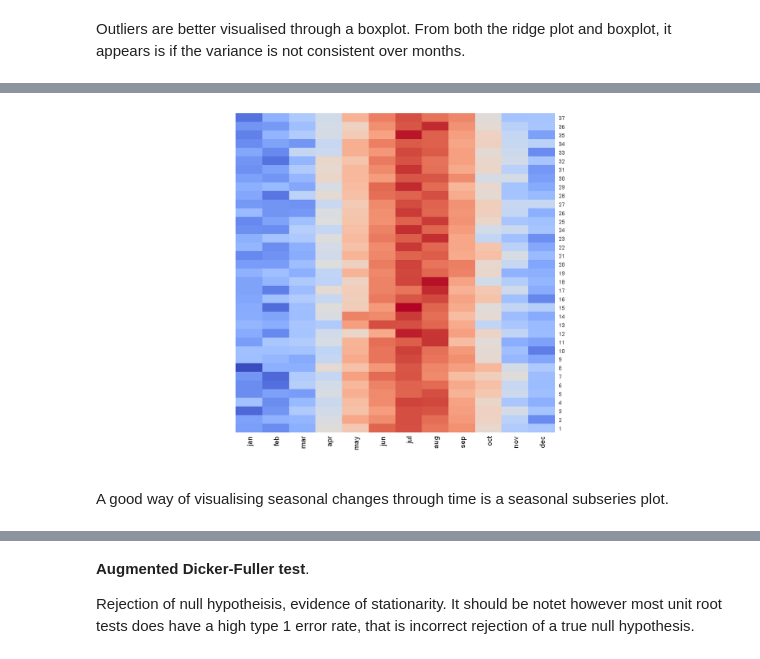
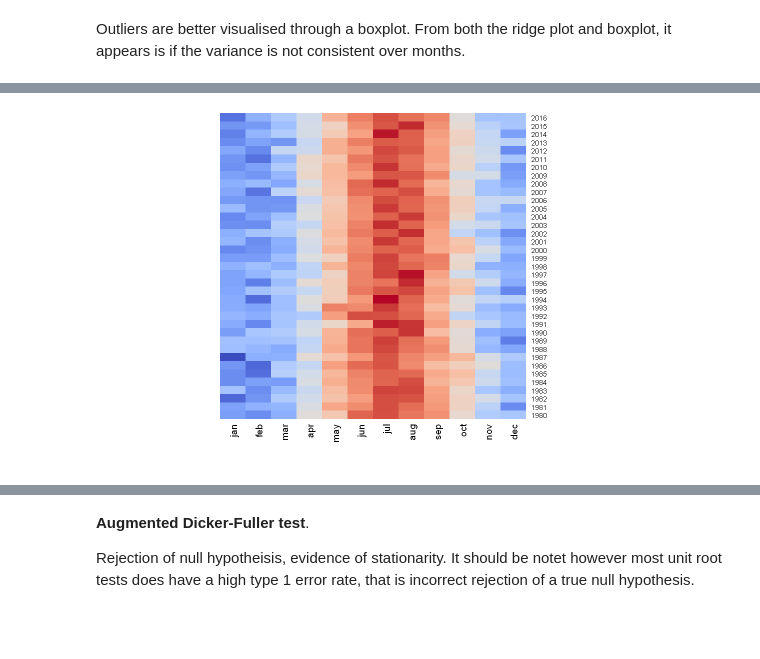
Before and after one commit to AndreasPalmgren/Sthlm-Temp-ARIMA, a Jupyter notebook: SthlmMeanTemperature.ipynb, the cells around one changed output, grey strips where cells are left out. Saved outputs shown, nothing was run; the diff lists cells and outputs as text; code cells hidden in the pictures; blank space fills up the shorter version.

Commit message:
plots

```diff
--- a/SthlmMeanTemperature.ipynb
+++ b/SthlmMeanTemperature.ipynb
@@ -156,7 +142,6 @@ ggplot(train_reshape, aes(x = factor(month, levels = month.abb), y = temp, fill=
 # %%
 dt <- as.matrix(train_df[,-1])
-heatmap(dt, Colv =NA, Rowv =NA, col=cool_warm(256))
+
+heatmap(dt, Colv =NA, Rowv =NA, col=cool_warm(256), labRow=as.matrix(train_df["year"]))
 # %% [output]
-[figure, old version]
+[figure, new version]
-# %% [markdown]
-A good way of visualising seasonal changes through time is a seasonal subseries plot.
```
Also changed, not shown: parts of 42 cells of this notebook.
